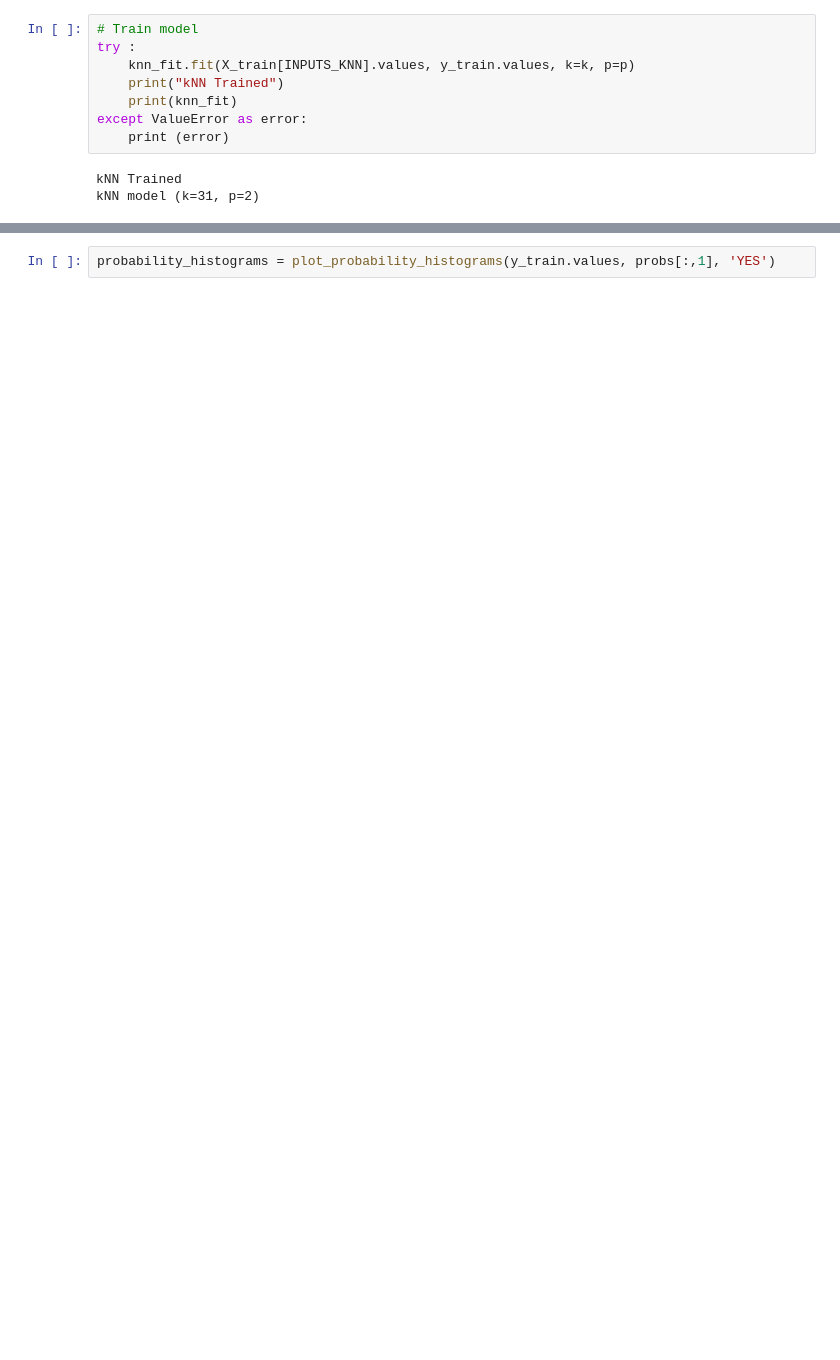
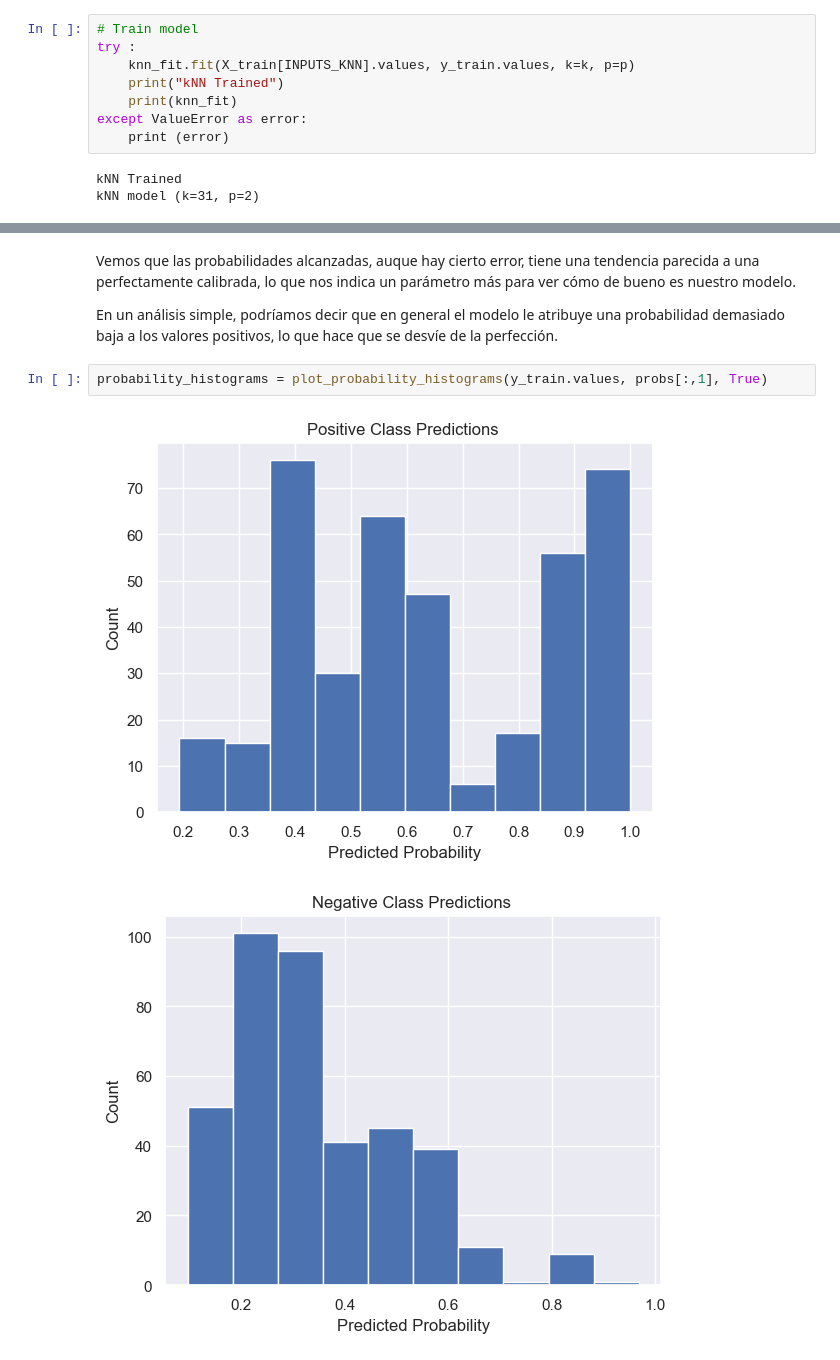
Before and after one commit to ICAI-IMAT-ML/p2-2-beajimeenez, a Jupyter notebook: notebook/Lab_2_2_kNN.ipynb, the cells around one changed output, grey strips where cells are left out. Saved outputs shown, nothing was run; the diff lists cells and outputs as text; blank space fills up the shorter version.

```diff
--- a/notebook/Lab_2_2_kNN.ipynb
+++ b/notebook/Lab_2_2_kNN.ipynb
@@ -135,2 +211,9 @@ calibration_curve = plot_calibration_curve(y_train.values, probs[:,1], 'YES')
+# %% [markdown]
+Vemos que las probabilidades alcanzadas, auque hay cierto error, tiene una tendencia parecida a una perfectamente calibrada, lo que nos indica un parámetro más para ver cómo de bueno es nuestro modelo.
+
+En un análisis simple, podríamos decir que en general el modelo le atribuye una probabilidad demasiado baja a los valores positivos, lo que hace que se desvíe de la perfección.
 # %%
-probability_histograms = plot_probability_histograms(y_train.values, probs[:,1], 'YES')
+probability_histograms = plot_probability_histograms(y_train.values, probs[:,1], True)
+# %% [output]
+[figure, added]
+[figure, added]
```
Also changed, not shown: parts of 20 cells of this notebook, 2 other files.
